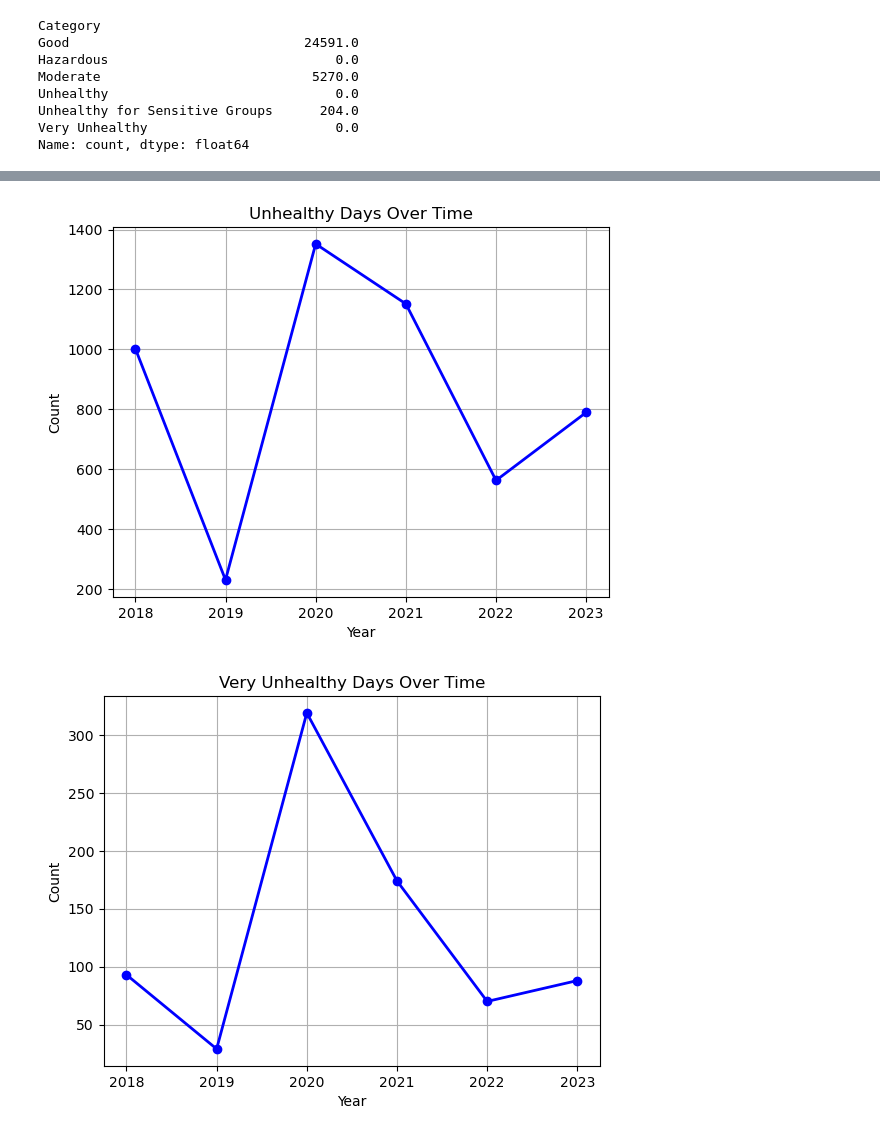
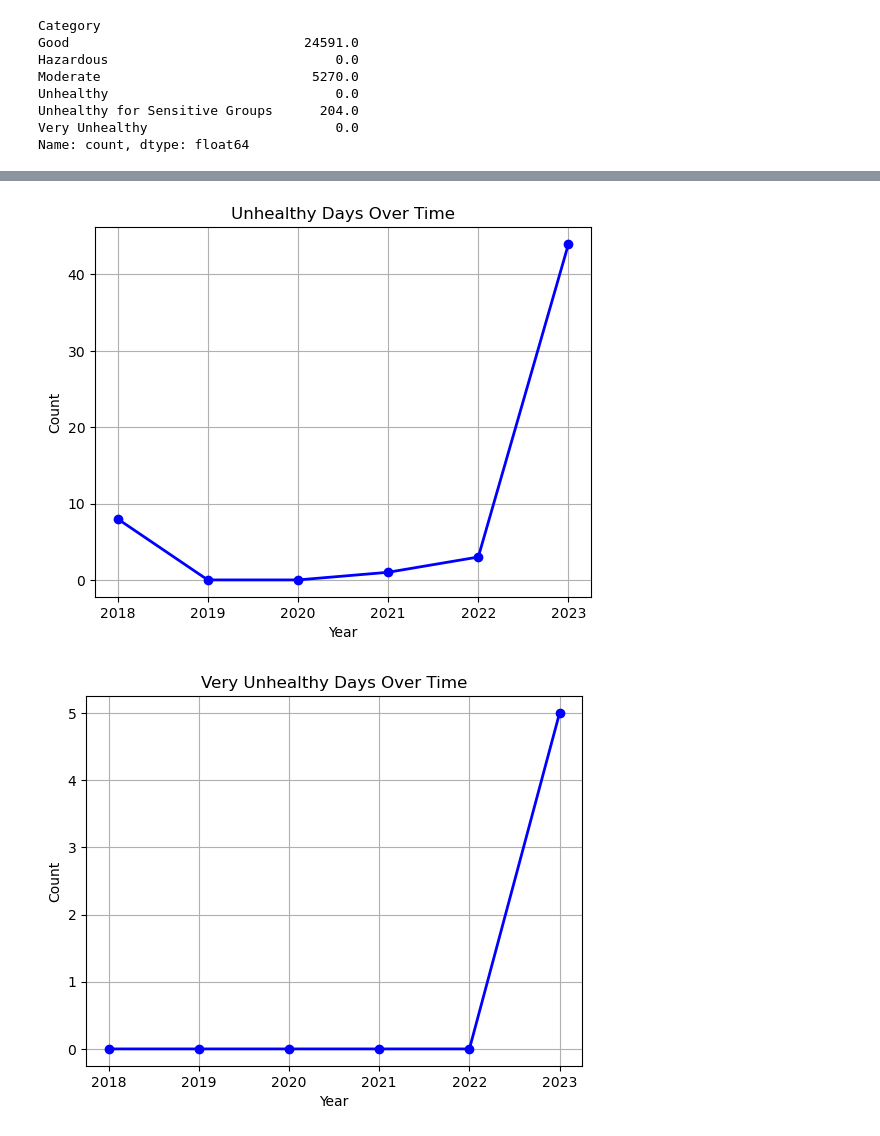
Before and after one commit to emilyclairevoyant/data-questers, a Jupyter notebook: Years2018-2023_piecharts.ipynb, the cells around one changed output, grey strips where cells are left out. Cells and saved outputs as stored; diff of their text form; code cells hidden in the pictures.

```diff
--- a/Years2018-2023_piecharts.ipynb
+++ b/Years2018-2023_piecharts.ipynb
@@ -247,26 +259,23 @@ plt.show()
 # %%
 #unhealthy days over time
-#print(days2021_count.iloc[3])
-#print(days2021_count)
-plt.plot(years, [days2018_count.iloc[3], days2019_count.iloc[3], days2020_count.iloc[3], days2021_count.iloc[3], days2022_count.iloc[3], days2023_count.iloc[3]], marker='o', color='b', linestyle='-', linewidth=2)
+
+plt.plot(years, [days2018_count.iloc[3], 0, 0, days2021_count.iloc[3], days2022_count.iloc[3], days2023_count.iloc[2]], marker='o', color='b', linestyle='-', linewidth=2)
 plt.xlabel('Year')
 plt.ylabel('Count')
 plt.title('Unhealthy Days Over Time')
 plt.grid(True)
 plt.show()
 # %% [output]
-[figure, old version]
+[figure, new version]
 # %%
 #very unhealthy days over time
-#print(days2021_count.iloc[4])
-#print(days2021_count)
-plt.plot(years, [days2018_count.iloc[4], days2019_count.iloc[4], days2020_count.iloc[4], days2021_count.iloc[4], days2022_count.iloc[4], days2023_count.iloc[4]], marker='o', color='b', linestyle='-', linewidth=2)
+plt.plot(years, [0, 0, 0, 0, 0, days2023_count.iloc[4]], marker='o', color='b', linestyle='-', linewidth=2)
 plt.xlabel('Year')
 plt.ylabel('Count')
 plt.title('Very Unhealthy Days Over Time')
 plt.grid(True)
 plt.show()
 # %% [output]
-[figure, old version]
+[figure, new version]
 # %%
 #hazardous over time
```
Also changed, not shown: parts of 9 cells of this notebook.
